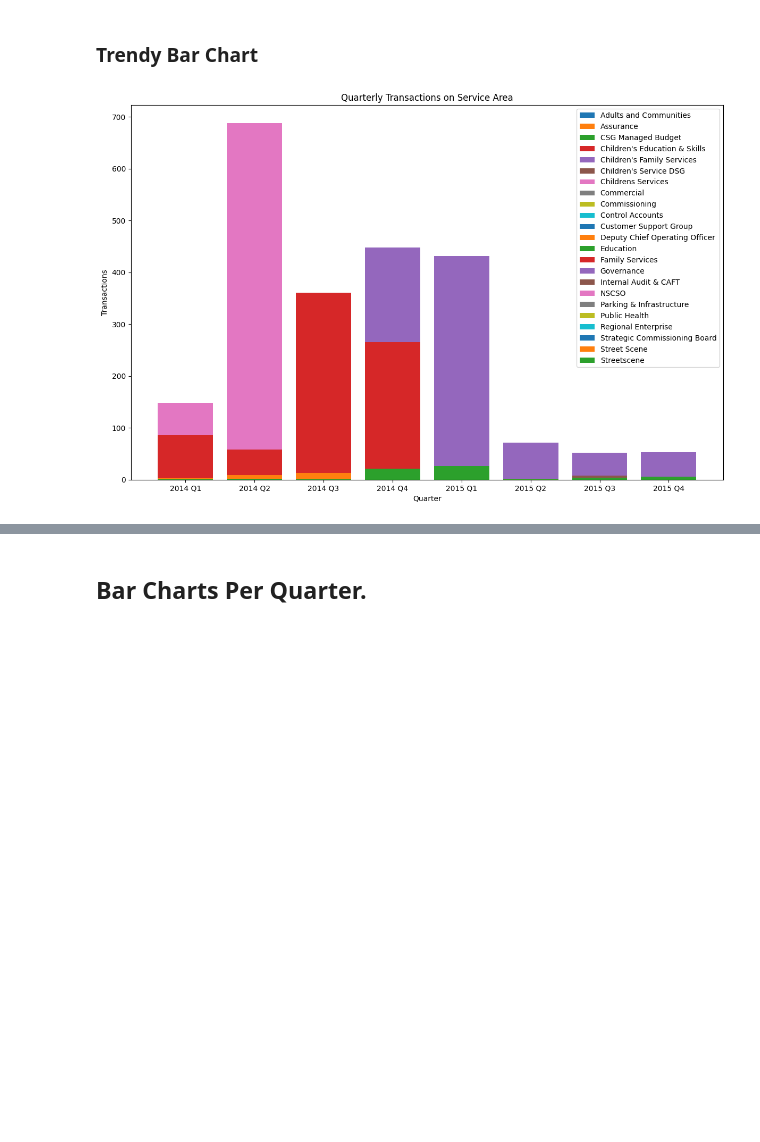
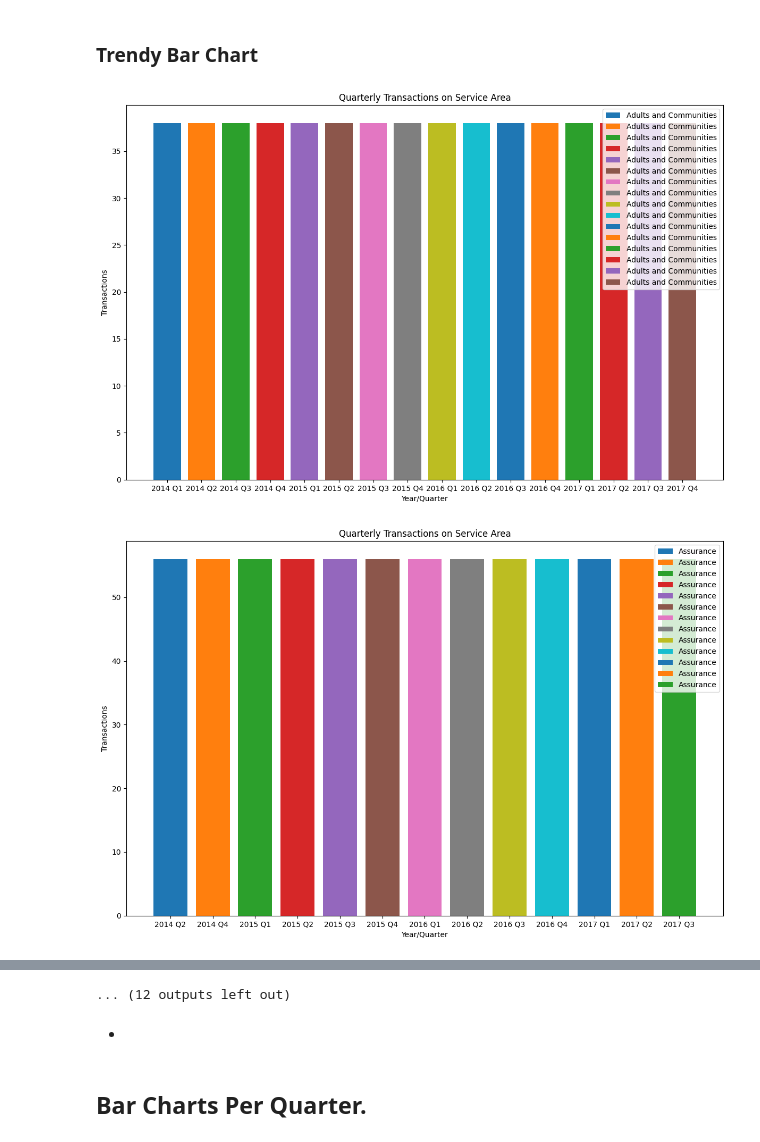
Before and after one commit to rachit-bhatt/Barnet-Borough-Credit-Card-Insights, a Jupyter notebook: Barnet Borough Credit Card Insights.ipynb, the cells around one changed output, grey strips where cells are left out. Cells and saved outputs as stored; diff of their text form; code cells hidden in the pictures; blank space fills up the shorter version.

```diff
--- a/Barnet Borough Credit Card Insights.ipynb
+++ b/Barnet Borough Credit Card Insights.ipynb
@@ -448,4 +414,0 @@ Name: Transaction Date, Length: 17520, dtype: datetime64[ns]
-# %%
-# Converting the dates in Pandas DateTime instance.
-pcd.dataset['Transaction Date'] = to_datetime(pcd.dataset['Transaction Date'], format = '%d/%m/%y', errors = 'coerce')
-pcd.dataset
@@ -487,7 +437,8 @@ Name: quarter, Length: 17520, dtype: period[Q-DEC]
 # %%
 # Grouping Service Area for each Quarter based on Transaction Date.
 transactions = pcd.dataset.groupby(['Service Area', 'quarter']).agg(
-    transaction_count = ('Transaction Date', 'count')
+    total_count = ('Total', 'count'),
+    total_mean = ('Total', 'mean')
 ).reset_index()
 
 transactions
@@ -513,7 +464,7 @@ plt.figure(figsize = (12.8, 8))
 for areas in transactions['Service Area'].unique():
     areas_data = transactions[transactions['Service Area'] == areas]
     quarters = [areas_data.quarter]
-    plt.plot([quarter.strftime('%Y Q%q') for quarter in areas_data.quarter], areas_data.transaction_count, label = areas)
+    plt.plot([quarter.strftime('%Y Q%q') for quarter in areas_data.quarter], areas_data.total_count, label = areas)
 
 # Chart Decoration.
 plt.legend()
@@ -533,25 +484,27 @@ plt.show()
 # %% [markdown]
 ### Trendy Bar Chart
 # %%
-# Chart Resolution: 1280 x 800p
-plt.figure(figsize = (12, 8))
-
 # Create the Visualization.
 for areas in transactions['Service Area'].unique():
     areas_data = transactions[transactions['Service Area'] == areas]
 
-    plt.bar([quarter.strftime('%Y Q%q') for quarter in areas_data.quarter], areas_data.transaction_count, label = areas)
+    # Chart Resolution: 1280 x 800p
+    plt.figure(figsize = (12, 8))
 
-# Chart Decoration.
-plt.legend()
+    for quarter in areas_data.quarter:
+        plt.bar(quarter.strftime('%Y Q%q'), areas_data.total_count, label = areas)
 
-plt.xlabel('Quarter')
-plt.ylabel('Transactions')
+    # Chart Decoration.
+    plt.legend()
 
-plt.title('Quarterly Transactions on Service Area')
+    plt.xlabel('Year/Quarter')
+    plt.ylabel('Transactions')
 
-plt.tight_layout()
+    plt.title('Quarterly Transactions on Service Area')
 
-plt.show()
+    plt.tight_layout()
+
+    plt.show()
 # %% [output]
-[figure, old version]
+[figure, new version]
+[figure, added]
@@ -557,0 +521 @@ plt.show()
+... (12 outputs left out)
@@ -558,3 +544,5 @@ plt.show()
+# %% [markdown]
+-
 # %%
 # Preparing Data for Visualization.
 unique_years = pcd.dataset.quarter.dt.year.unique()
```
Also changed, not shown: parts of 32 cells of this notebook.
